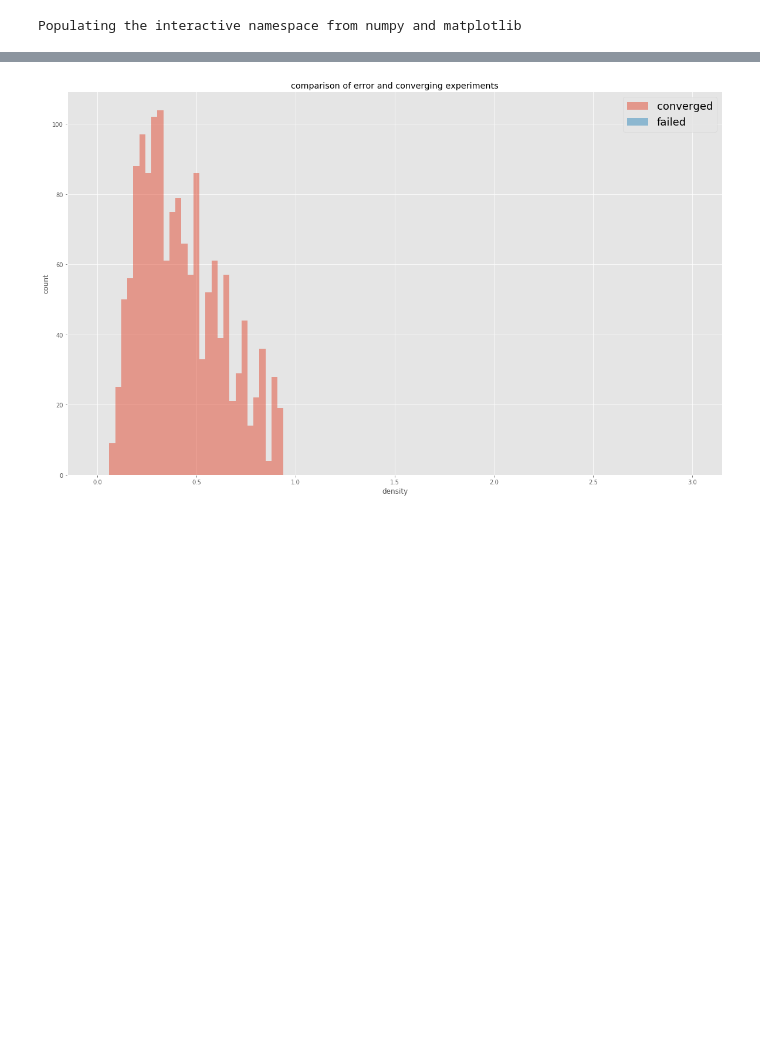
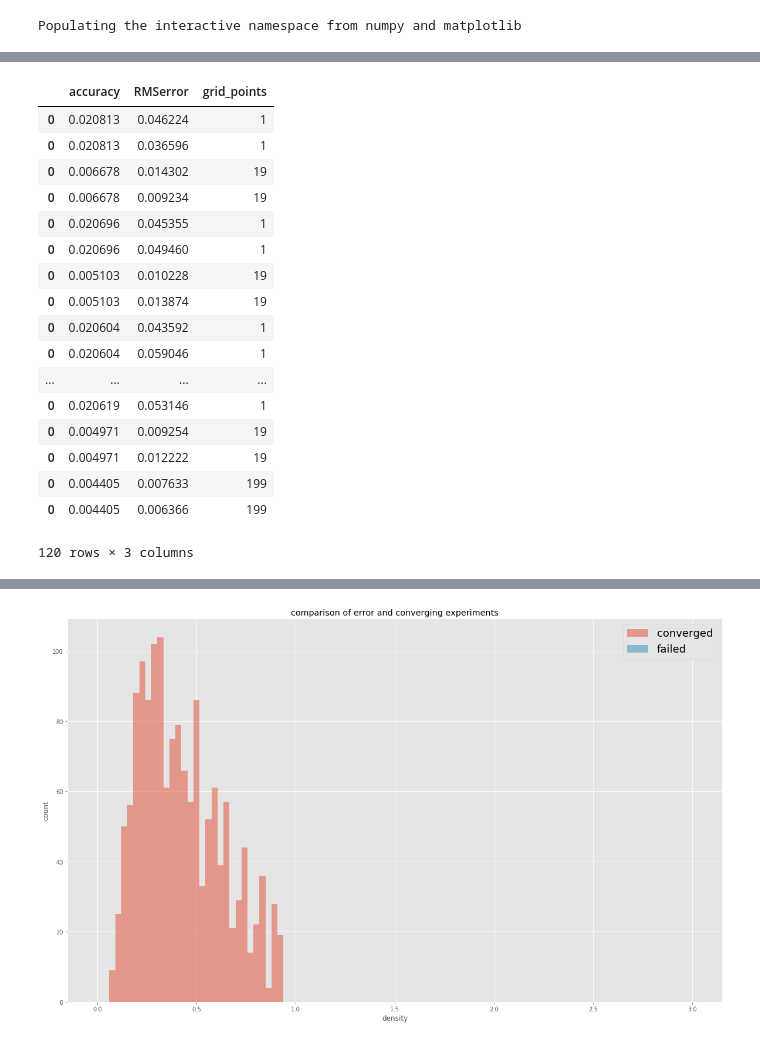
Before and after one commit to sebastienfrautier/sparse_grids, a Jupyter notebook: working_nb_kai_is_naked.ipynb, the cells around one changed output, grey strips where cells are left out. Drawn from its saved outputs; the diff is of its cells as text; code cells hidden in the pictures; blank space fills up the shorter version.

```diff
--- a/working_nb_kai_is_naked.ipynb
+++ b/working_nb_kai_is_naked.ipynb
@@ -77,0 +143,21 @@ num_samples = train.shape[0]
+# %%
+results[['accuracy','RMSerror','grid_points']]
+# %% [output]
+|  | accuracy | RMSerror | grid_points |
+| 0 | 0.020813 | 0.046224 | 1 |
+| 0 | 0.020813 | 0.036596 | 1 |
+| 0 | 0.006678 | 0.014302 | 19 |
+| 0 | 0.006678 | 0.009234 | 19 |
+| 0 | 0.020696 | 0.045355 | 1 |
+| 0 | 0.020696 | 0.049460 | 1 |
+| 0 | 0.005103 | 0.010228 | 19 |
+| 0 | 0.005103 | 0.013874 | 19 |
+| 0 | 0.020604 | 0.043592 | 1 |
+| 0 | 0.020604 | 0.059046 | 1 |
+| ... | ... | ... | ... |
+| 0 | 0.020619 | 0.053146 | 1 |
+| 0 | 0.004971 | 0.009254 | 19 |
+| 0 | 0.004971 | 0.012222 | 19 |
+| 0 | 0.004405 | 0.007633 | 199 |
+| 0 | 0.004405 | 0.006366 | 199 |
+120 rows × 3 columns
```
Also changed, not shown: parts of 10 cells of this notebook.
